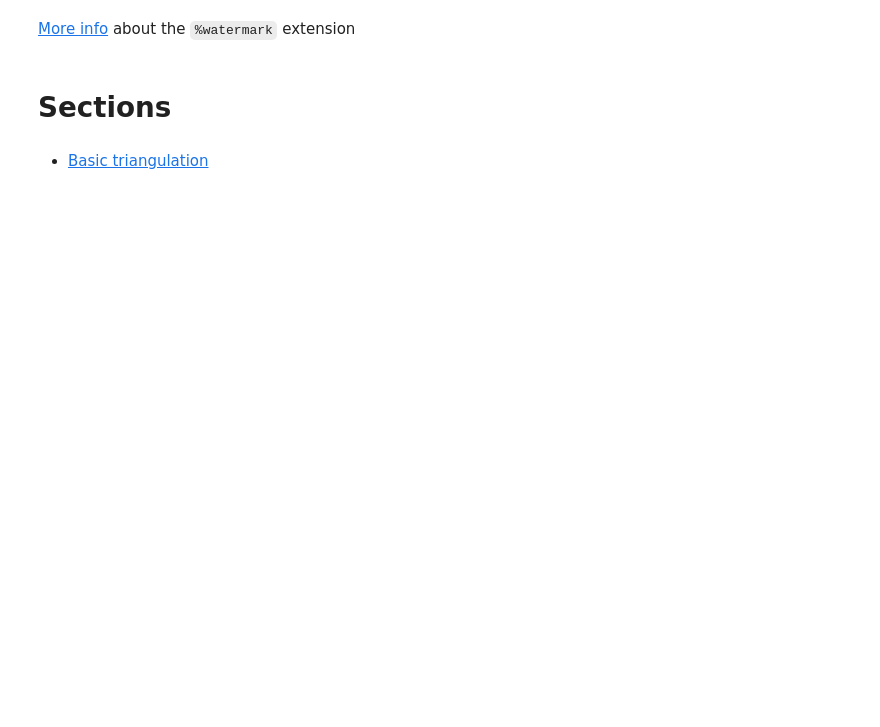
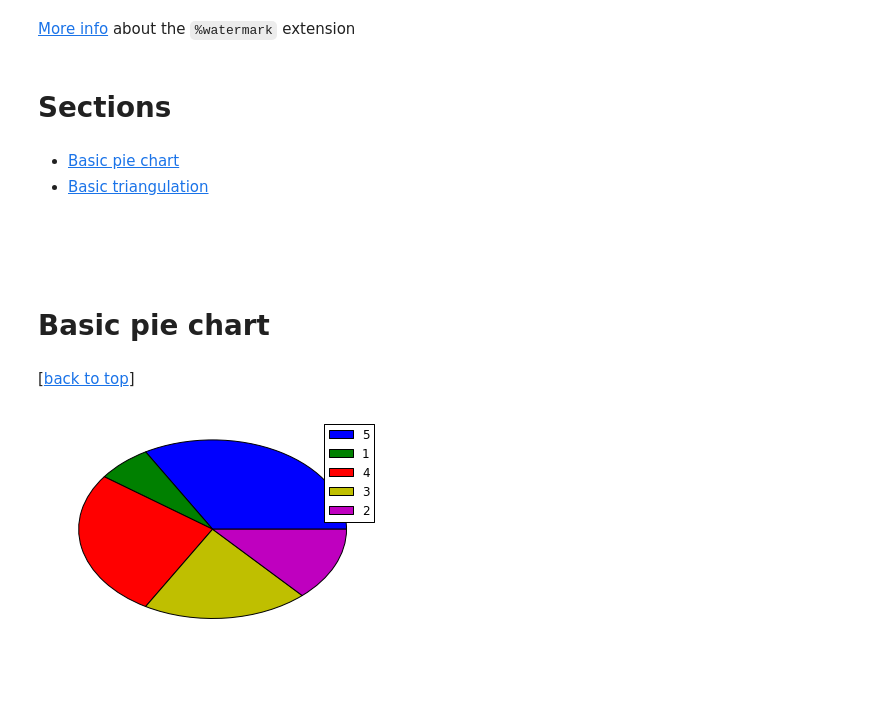
Before and after one commit to rasbt/matplotlib-gallery, a Jupyter notebook: ipynb/specialplots.ipynb, the cells around one changed output. Drawn from its saved outputs; the diff is of its cells as text; code cells hidden in the pictures; blank space fills up the shorter version.

```diff
--- a/ipynb/specialplots.ipynb
+++ b/ipynb/specialplots.ipynb
@@ -21,7 +21,27 @@ numpy 1.8.1
 # %% [markdown]
 # Sections
 # %% [markdown]
+- [Basic pie chart](#Basic-pie-chart)
 - [Basic triangulation](#Basic-triangulation)
+# %% [markdown]
+<br>
+<br>
+# %% [markdown]
+# Basic pie chart
+# %% [markdown]
+[[back to top](#Sections)]
+# %%
+from matplotlib import pyplot as plt
+import numpy as np
+
+X = np.random.random_integers(1,5,5) # 5 random integers within 1-5
+cols = ['b', 'g', 'r', 'y', 'm']
+plt.pie(X, colors=cols)
+plt.legend(X)
+
+plt.show()
+# %% [output]
+[figure, added]
 # %% [markdown]
 <br>
 <br>
```
Also changed, not shown: parts of 1 cell of this notebook, 2 other files.
